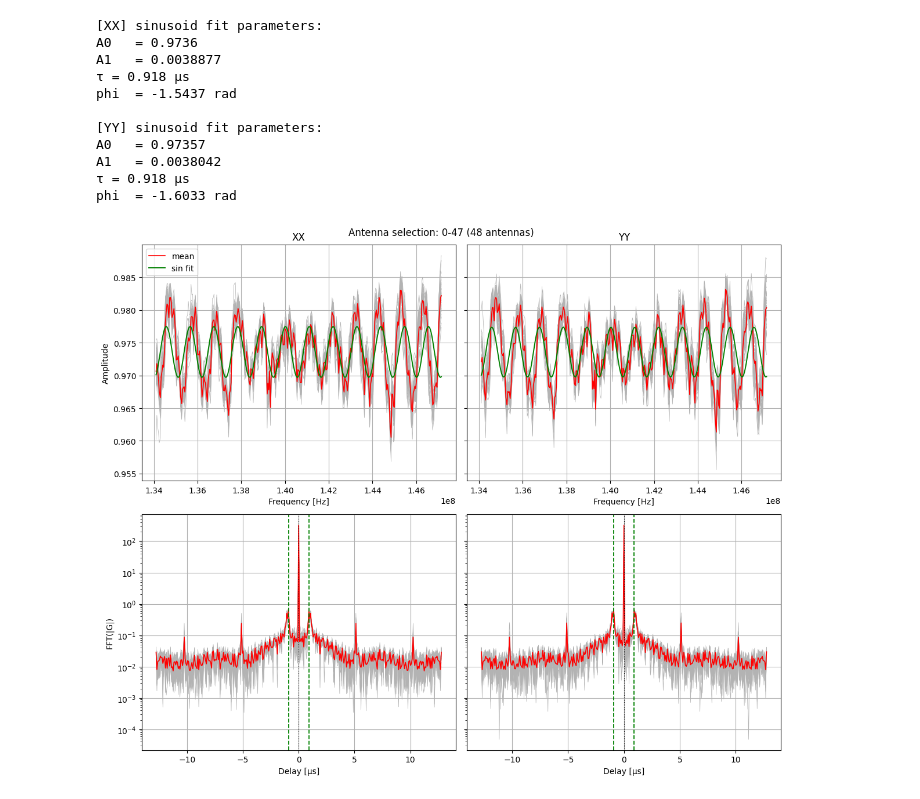
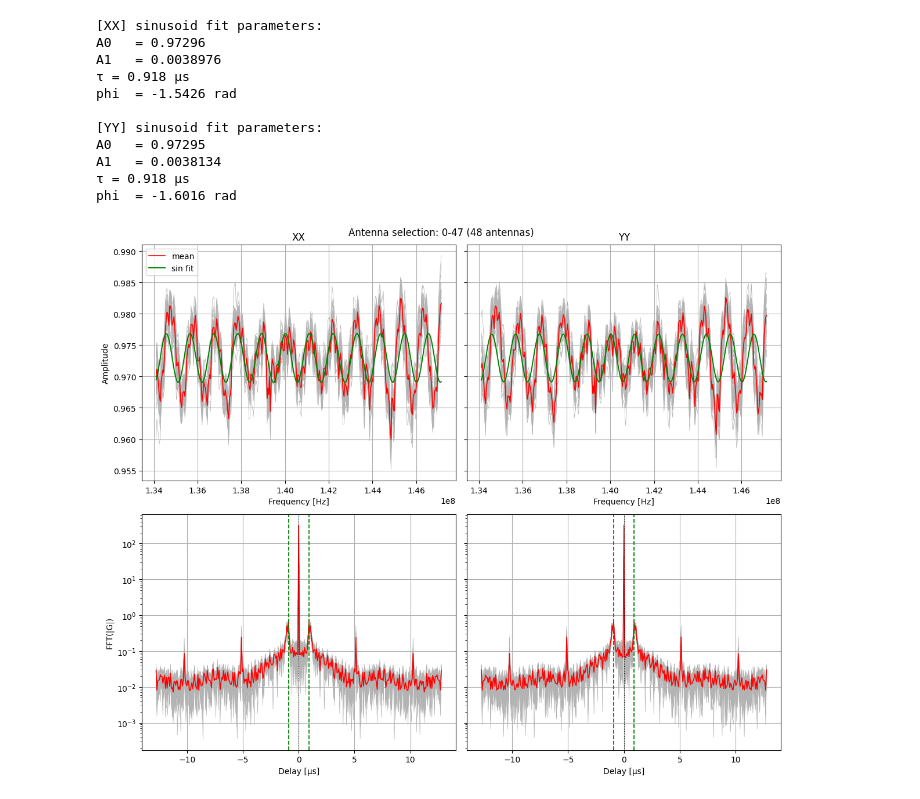
Before and after one commit to uksrc-developers/dsc-037-eor, a Jupyter notebook: bp_cal/check_bp_cal.ipynb, the cells around one changed output. Cells and saved outputs as stored; diff of their text form; code cells hidden in the pictures.

```diff
--- a/bp_cal/check_bp_cal.ipynb
+++ b/bp_cal/check_bp_cal.ipynb
@@ -223,19 +146,19 @@ def plot_amp_fft(freqs, ants, pols, vals, ant_sel='0-48', fit=False):
     plt.tight_layout()
     plt.show()
 # %%
-h5file = '/net/node310/data/users/lofareor/mertens/srcnet/dsc-037/bp_cal/bandpass-gaincal-10mJy.h5'
+h5file = '/net/node310/data/users/lofareor/mertens/srcnet/dsc-037/L253456-bpcal_run_23/bandpass-gaincal.h5'
 freqs, ants, pols, vals = load_h5parm_data(h5file)
 plot_amp_fft(freqs, ants, pols, vals, ant_sel='0-47', fit=True)
 # %% [output]
 [XX] sinusoid fit parameters:
-A0   = 0.9736
-A1   = 0.0038877
+A0   = 0.97296
+A1   = 0.0038976
 τ = 0.918 µs
-phi  = -1.5437 rad
+phi  = -1.5426 rad
 
 [YY] sinusoid fit parameters:
-A0   = 0.97357
-A1   = 0.0038042
+A0   = 0.97295
+A1   = 0.0038134
 τ = 0.918 µs
-phi  = -1.6033 rad
+phi  = -1.6016 rad
-[figure, old version]
+[figure, new version]
```
Also changed, not shown: parts of 2 cells of this notebook, 2 other files.
